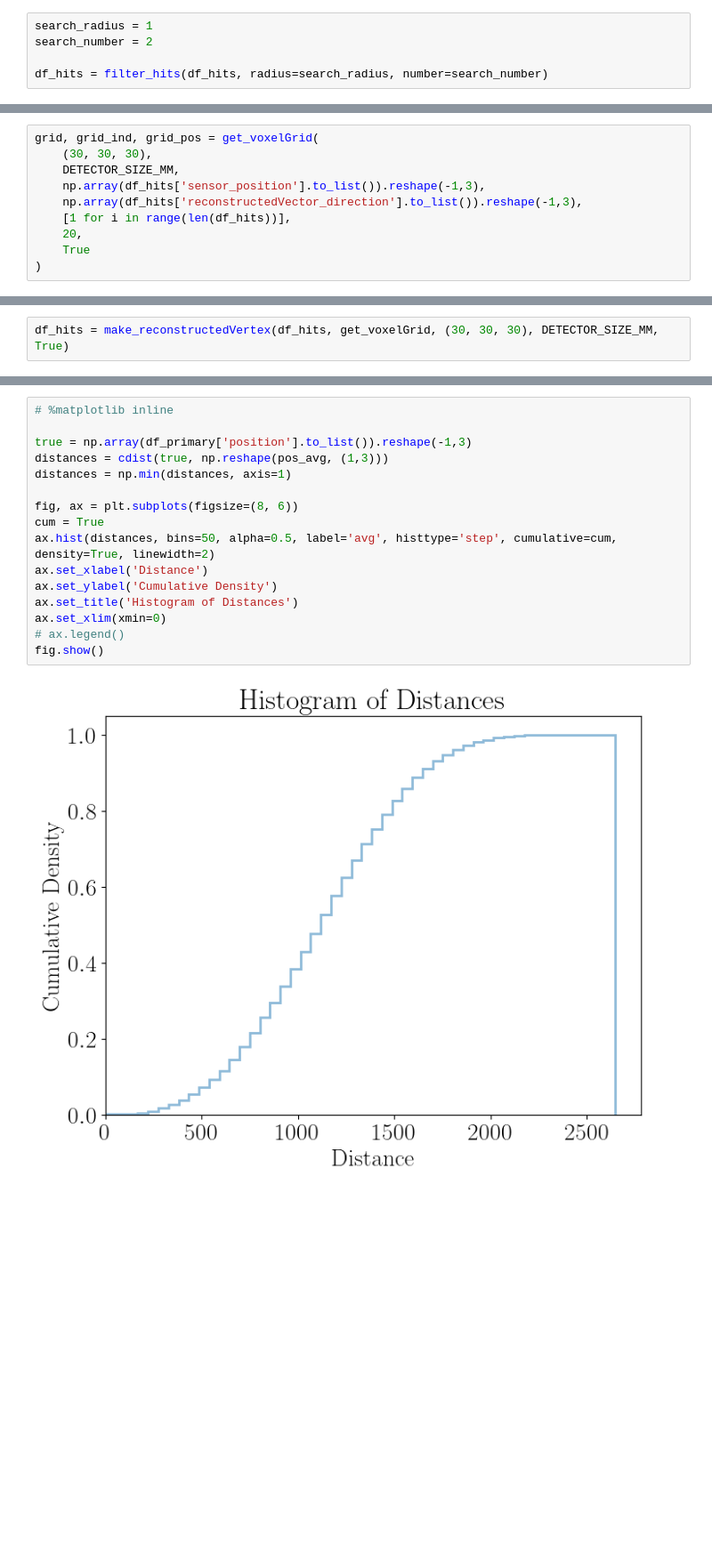
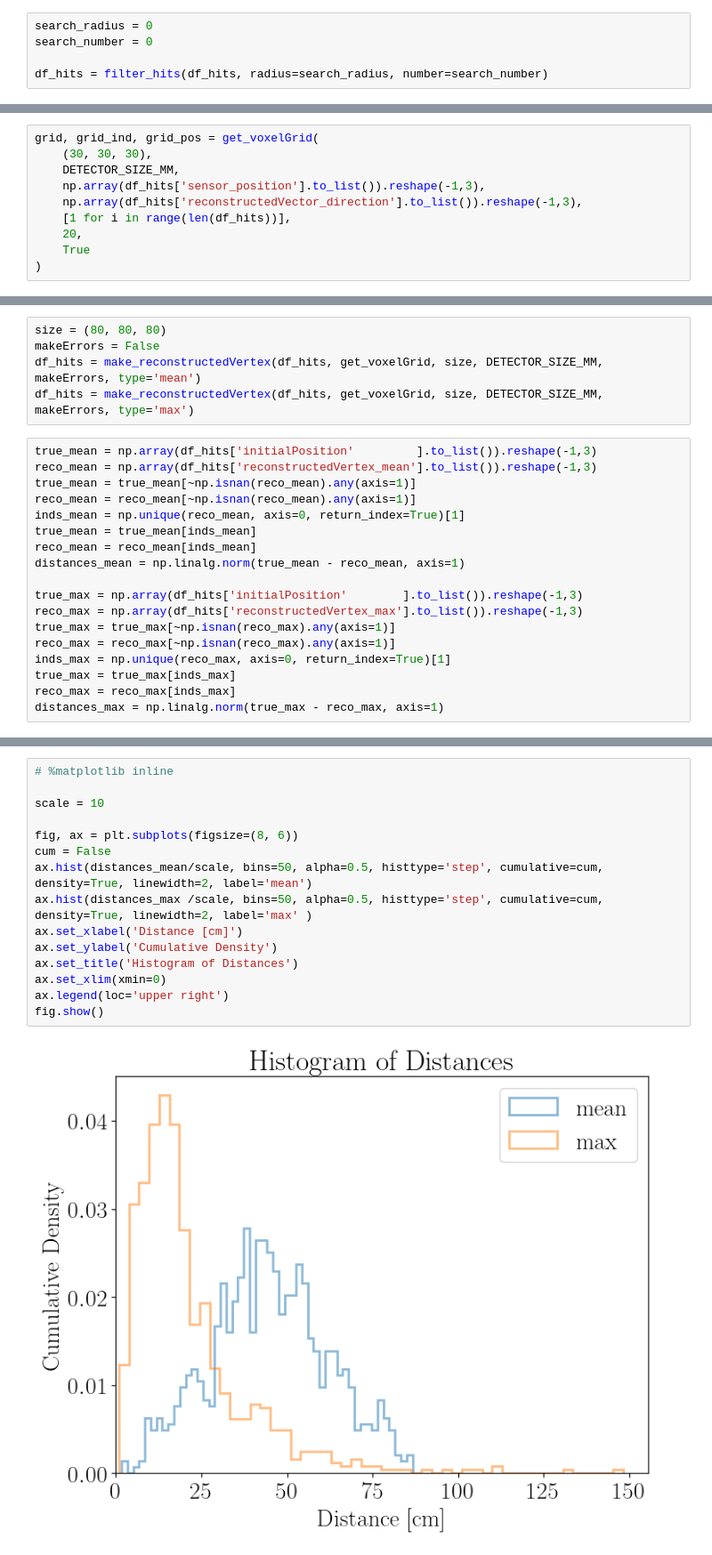
Before and after one commit to Noah-Everett/DSPS-Detector, a Jupyter notebook: analysis/vertexAnalysis.ipynb, the cells around one changed output, grey strips where cells are left out. Shown at 89% size. Cells and saved outputs as stored; diff of their text form; blank space fills up the shorter version.

```diff
--- a/analysis/vertexAnalysis.ipynb
+++ b/analysis/vertexAnalysis.ipynb
@@ -73,8 +73,8 @@ df_primary length: 1113217
 # %% [markdown]
 # Filter Hits
 # %%
-search_radius = 1
-search_number = 2
+search_radius = 0
+search_number = 0
 
 df_hits = filter_hits(df_hits, radius=search_radius, number=search_number)
 # %% [markdown]
@@ -135,2 +132,0 @@ fig.show()
-# %%
-df_hits = make_reconstructedVertex(df_hits, get_voxelGrid, (30, 30, 30), DETECTOR_SIZE_MM, True)
@@ -157,3 +133,26 @@ ValueError: NumPy boolean array indexing assignment cannot assign 3 input values
+# %%
+size = (80, 80, 80)
+makeErrors = False
+df_hits = make_reconstructedVertex(df_hits, get_voxelGrid, size, DETECTOR_SIZE_MM, makeErrors, type='mean')
+df_hits = make_reconstructedVertex(df_hits, get_voxelGrid, size, DETECTOR_SIZE_MM, makeErrors, type='max')
+# %%
+true_mean = np.array(df_hits['initialPosition'         ].to_list()).reshape(-1,3)
+reco_mean = np.array(df_hits['reconstructedVertex_mean'].to_list()).reshape(-1,3)
+true_mean = true_mean[~np.isnan(reco_mean).any(axis=1)]
+reco_mean = reco_mean[~np.isnan(reco_mean).any(axis=1)]
+inds_mean = np.unique(reco_mean, axis=0, return_index=True)[1]
+true_mean = true_mean[inds_mean]
+reco_mean = reco_mean[inds_mean]
+distances_mean = np.linalg.norm(true_mean - reco_mean, axis=1)
+
+true_max = np.array(df_hits['initialPosition'        ].to_list()).reshape(-1,3)
+reco_max = np.array(df_hits['reconstructedVertex_max'].to_list()).reshape(-1,3)
+true_max = true_max[~np.isnan(reco_max).any(axis=1)]
+reco_max = reco_max[~np.isnan(reco_max).any(axis=1)]
+inds_max = np.unique(reco_max, axis=0, return_index=True)[1]
+true_max = true_max[inds_max]
+reco_max = reco_max[inds_max]
+distances_max = np.linalg.norm(true_max - reco_max, axis=1)
 # %%
 # %matplotlib qt
 # %matplotlib inline
@@ -196,18 +233,17 @@ fig.show()
 # %%
 # %matplotlib inline
 
-true = np.array(df_primary['position'].to_list()).reshape(-1,3)
-distances = cdist(true, np.reshape(pos_avg, (1,3)))
-distances = np.min(distances, axis=1)
+scale = 10
 
 fig, ax = plt.subplots(figsize=(8, 6))
-cum = True
-ax.hist(distances, bins=50, alpha=0.5, label='avg', histtype='step', cumulative=cum, density=True, linewidth=2)
-ax.set_xlabel('Distance')
+cum = False
+ax.hist(distances_mean/scale, bins=50, alpha=0.5, histtype='step', cumulative=cum, density=True, linewidth=2, label='mean')
+ax.hist(distances_max /scale, bins=50, alpha=0.5, histtype='step', cumulative=cum, density=True, linewidth=2, label='max' )
+ax.set_xlabel('Distance [cm]')
 ax.set_ylabel('Cumulative Density')
 ax.set_title('Histogram of Distances')
 ax.set_xlim(xmin=0)
-# ax.legend()
+ax.legend(loc='upper right')
 fig.show()
 # %% [output]
-[figure, old version]
+[figure, new version]
```
Also changed, not shown: parts of 12 cells of this notebook, 27 other files.
